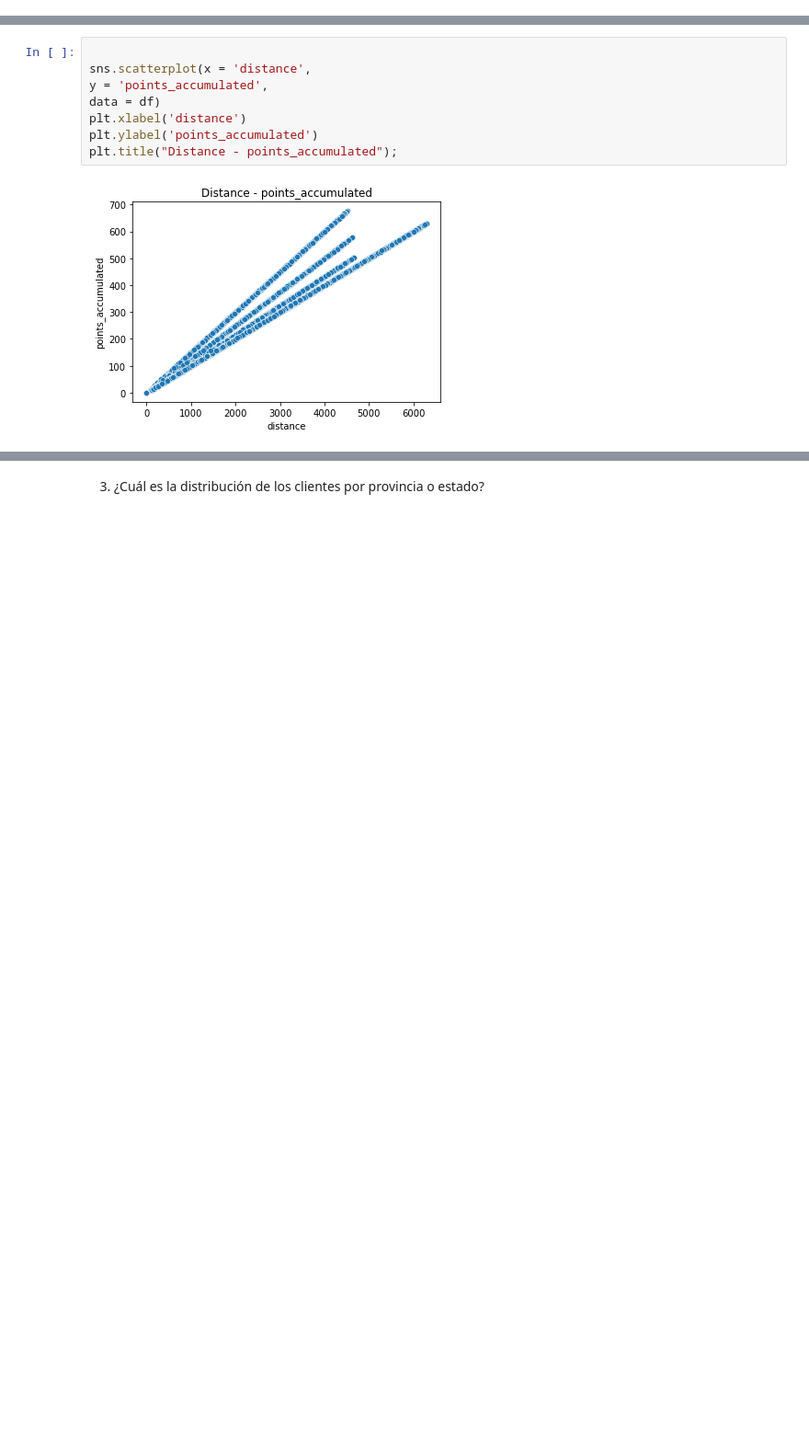
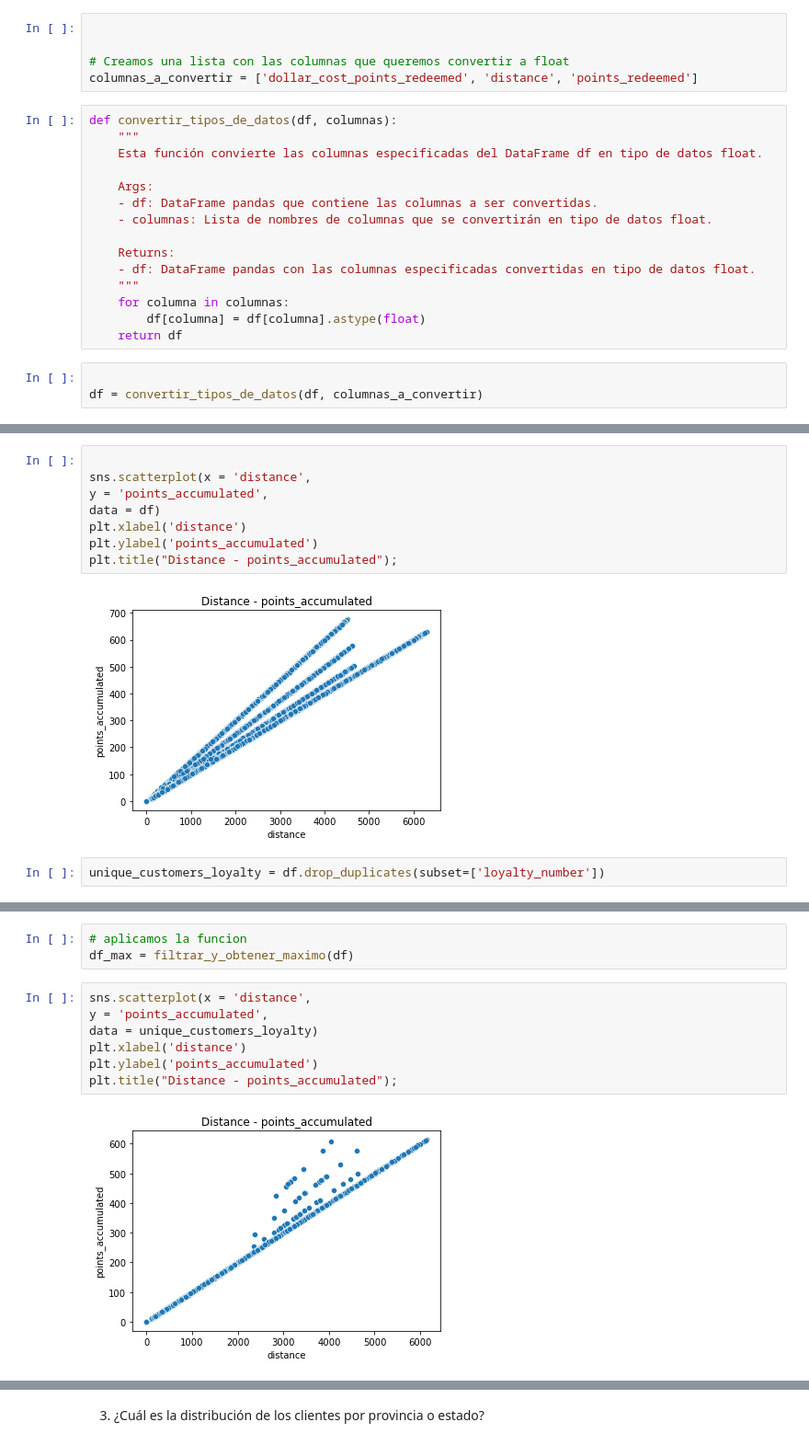
Before and after one commit to Adalab/bda-modulo-3-evaluacion-final-mirnaospinobarrios, a Jupyter notebook: bda-modulo-3.ipynb, the cells around one changed output, grey strips where cells are left out. Shown at 92% size. Cells and saved outputs as stored; diff of their text form; blank space fills up the shorter version.

```diff
--- a/bda-modulo-3.ipynb
+++ b/bda-modulo-3.ipynb
@@ -336,3 +336,26 @@ df["points_redeemed" ] = df["points_redeemed"].astype(float)
+# %%
+
+
+# Creamos una lista con las columnas que queremos convertir a float
+columnas_a_convertir = ['dollar_cost_points_redeemed', 'distance', 'points_redeemed']
+# %%
+def convertir_tipos_de_datos(df, columnas):
+    """
+    Esta función convierte las columnas especificadas del DataFrame df en tipo de datos float.
+
+    Args:
+    - df: DataFrame pandas que contiene las columnas a ser convertidas.
+    - columnas: Lista de nombres de columnas que se convertirán en tipo de datos float.
+
+    Returns:
+    - df: DataFrame pandas con las columnas especificadas convertidas en tipo de datos float.
+    """
+    for columna in columnas:
+        df[columna] = df[columna].astype(float)
+    return df
+# %%
+
+df = convertir_tipos_de_datos(df, columnas_a_convertir)
 # %%
 df.info()
 # %%
@@ -482,3 +553,5 @@ plt.ylabel('points_accumulated')
 plt.title("Distance - points_accumulated");
 # %% [output]
 [figure]
+# %%
+unique_customers_loyalty = df.drop_duplicates(subset=['loyalty_number'])
@@ -484,0 +578,12 @@ plt.title("Distance - points_accumulated");
+# %%
+# aplicamos la funcion
+df_max = filtrar_y_obtener_maximo(df)
+# %%
+sns.scatterplot(x = 'distance',
+y = 'points_accumulated',
+data = unique_customers_loyalty)
+plt.xlabel('distance')
+plt.ylabel('points_accumulated')
+plt.title("Distance - points_accumulated");
+# %% [output]
+[figure, added]
```
Also changed, not shown: parts of 21 cells of this notebook.
